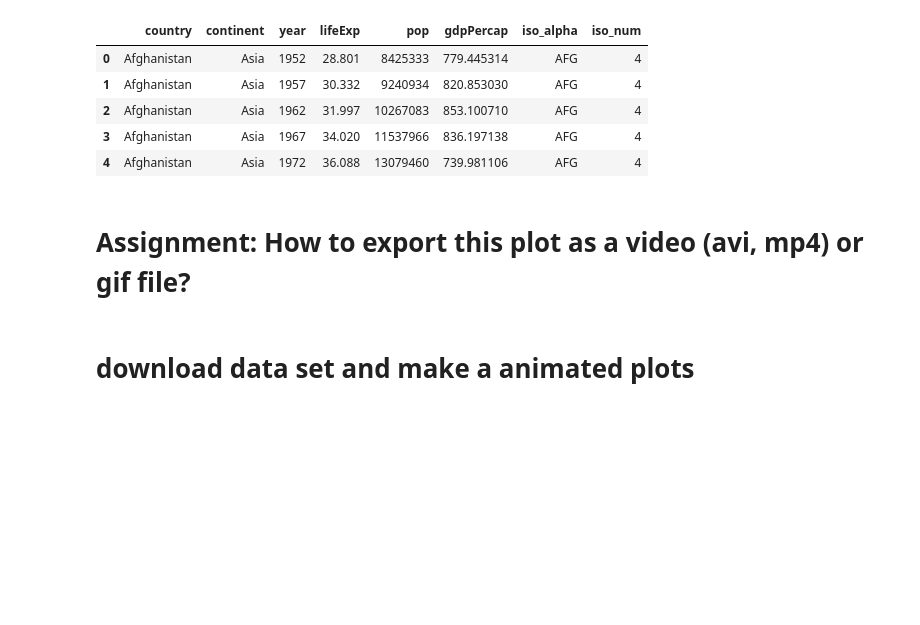
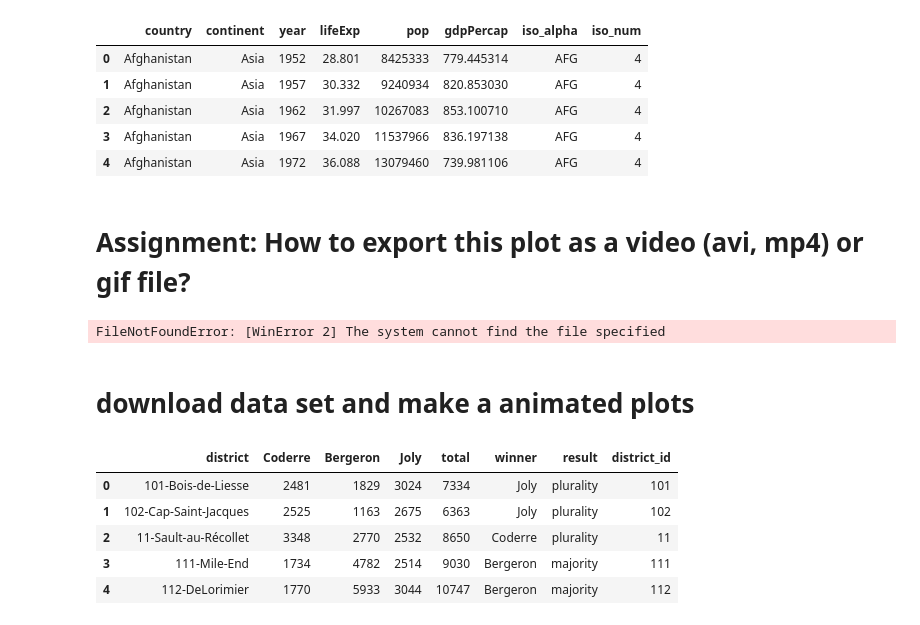
Before and after one commit to Danish12365/AI-and-Data-Science-6-Months, a Jupyter notebook: day_26/04_animated_plots.ipynb, the cells around one changed output. Cells and saved outputs as stored; diff of their text form; code cells hidden in the pictures; blank space fills up the shorter version.

```diff
--- a/day_26/04_animated_plots.ipynb
+++ b/day_26/04_animated_plots.ipynb
@@ -55,3 +81,65 @@ fig.write_html("animated_plot.html")
+# %%
+import plotly.express as px
+import pandas as pd
+import numpy as np
+import io
+import PIL
+import subprocess
+
+# Create the plot
+fig = px.scatter(df, x="gdpPercap", y="lifeExp", size="pop", color="country",
+                 animation_frame='year', animation_group="continent",
+                 log_x=True, size_max=55, range_x=[100,100000], range_y=[5,100])
+
+# Save the plot as an HTML file
+fig.write_html("animated_plot.html")
+
+# increase the size of the map
+fig.update_layout(height=600, width=800)
+
+# generate images for each step in animation
+frames = []
+for s, fr in enumerate(fig.frames):
+    # set main traces to appropriate traces within plotly frame
+    fig.update(data=fr.data)
+    # move slider to correct place
+    fig.layout.sliders[0].update(active=s)
+    # generate image of current state
+    frames.append(PIL.Image.open(io.BytesIO(fig.to_image(format="png", scale=3))))
+
+# Export frames as video using ffmpeg
+output_file = "animated_plot.mp4"
+frame_rate = 10  # Adjust frame rate as needed
+
+# Define ffmpeg command
+
+
+command = ['ffmpeg',
+           '-y',  # overwrite output file if it exists
+           '-f', 'image2pipe',
+           '-r', str(frame_rate),  # frame rate
+           '-vcodec', 'png',
+           '-i', '-',  # read from stdin
+           '-vcodec', 'libx264',
+           '-pix_fmt', 'yuv420p',
+           output_file]
+
+
+
+# Open ffmpeg process
+proc = subprocess.Popen(command, stdin=subprocess.PIPE)
+
+# Write frames to ffmpeg process
+for frame in frames:
+    frame.save(proc.stdin, format='PNG')
+
+# Close ffmpeg process
+proc.stdin.close()
+proc.wait()
+
+print(f"Video exported as {output_file}")
+# %% [output]
+FileNotFoundError: [WinError 2] The system cannot find the file specified
 # %%
 import plotly.express as px
 
@@ -76,0 +167,11 @@ fig.write_html("animated_plot.html", auto_open=False)
+# %%
+df2 = px.data.election()
+
+df2.head()
+# %% [output]
+|  | district | Coderre | Bergeron | Joly | total | winner | result | district_id |
+| 0 | 101-Bois-de-Liesse | 2481 | 1829 | 3024 | 7334 | Joly | plurality | 101 |
+| 1 | 102-Cap-Saint-Jacques | 2525 | 1163 | 2675 | 6363 | Joly | plurality | 102 |
+| 2 | 11-Sault-au-Récollet | 3348 | 2770 | 2532 | 8650 | Coderre | plurality | 11 |
+| 3 | 111-Mile-End | 1734 | 4782 | 2514 | 9030 | Bergeron | majority | 111 |
+| 4 | 112-DeLorimier | 1770 | 5933 | 3044 | 10747 | Bergeron | majority | 112 |
```
Also changed, not shown: parts of 6 cells of this notebook, 11 other files.
